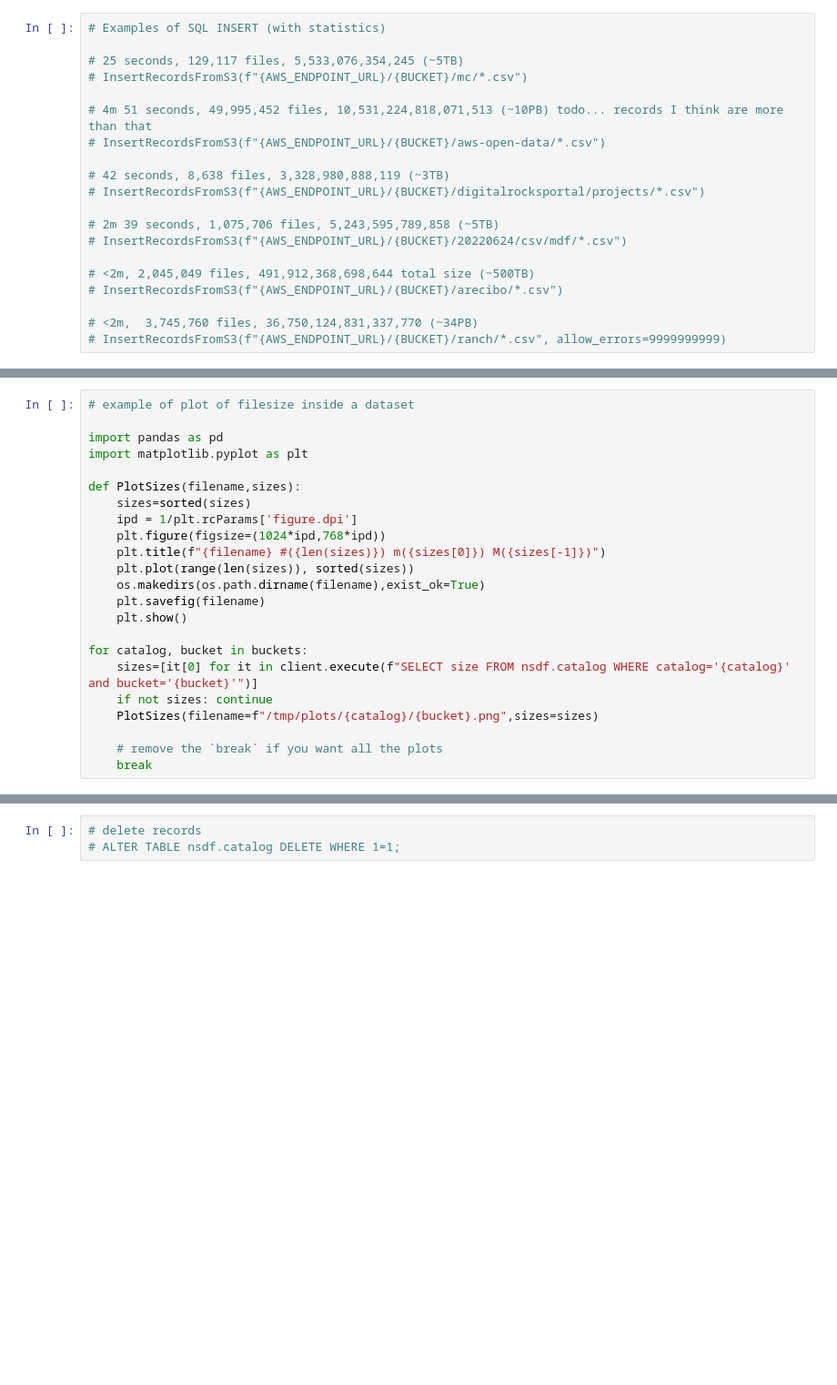
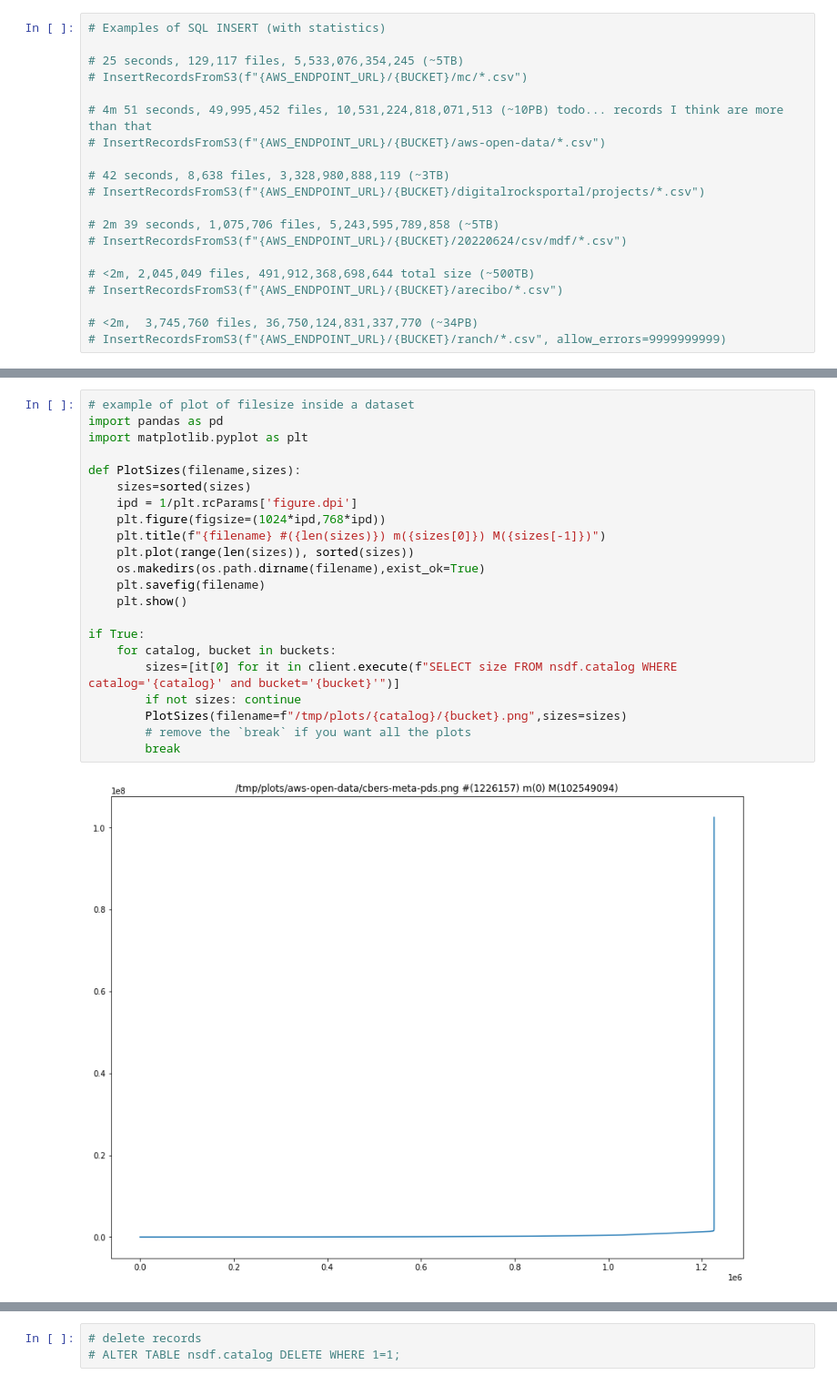
Before and after one commit to nsdf-fabric/nsdf-software-stack, a Jupyter notebook: jupyter/nsdf-catalog.ipynb, the cells around one changed output, grey strips where cells are left out. Shown: that part at 91% size. Drawn from its saved outputs; the diff is of its cells as text; blank space fills up the shorter version.

```diff
--- a/jupyter/nsdf-catalog.ipynb
+++ b/jupyter/nsdf-catalog.ipynb
@@ -123,26 +235,27 @@ print(buckets[0:10])
 # %%
 # example of plot of filesize inside a dataset
-
 import pandas as pd
 import matplotlib.pyplot as plt
 
 def PlotSizes(filename,sizes):
 	sizes=sorted(sizes)
 	ipd = 1/plt.rcParams['figure.dpi']
 	plt.figure(figsize=(1024*ipd,768*ipd))
 	plt.title(f"{filename} #({len(sizes)}) m({sizes[0]}) M({sizes[-1]})")
 	plt.plot(range(len(sizes)), sorted(sizes))
 	os.makedirs(os.path.dirname(filename),exist_ok=True)
 	plt.savefig(filename)
 	plt.show()
 
-for catalog, bucket in buckets:
-	sizes=[it[0] for it in client.execute(f"SELECT size FROM nsdf.catalog WHERE catalog='{catalog}' and bucket='{bucket}'")]
-	if not sizes: continue
-	PlotSizes(filename=f"/tmp/plots/{catalog}/{bucket}.png",sizes=sizes)
-
-	# remove the `break` if you want all the plots
-	break
+if True:
+	for catalog, bucket in buckets:
+		sizes=[it[0] for it in client.execute(f"SELECT size FROM nsdf.catalog WHERE catalog='{catalog}' and bucket='{bucket}'")]
+		if not sizes: continue
+		PlotSizes(filename=f"/tmp/plots/{catalog}/{bucket}.png",sizes=sizes)
+		# remove the `break` if you want all the plots
+		break
+# %% [output]
+[figure, added]
 # %%
 # total records 56M files 44PB
 client = Connect()
```
Also changed, not shown: parts of 21 cells of this notebook, 1 other file.
